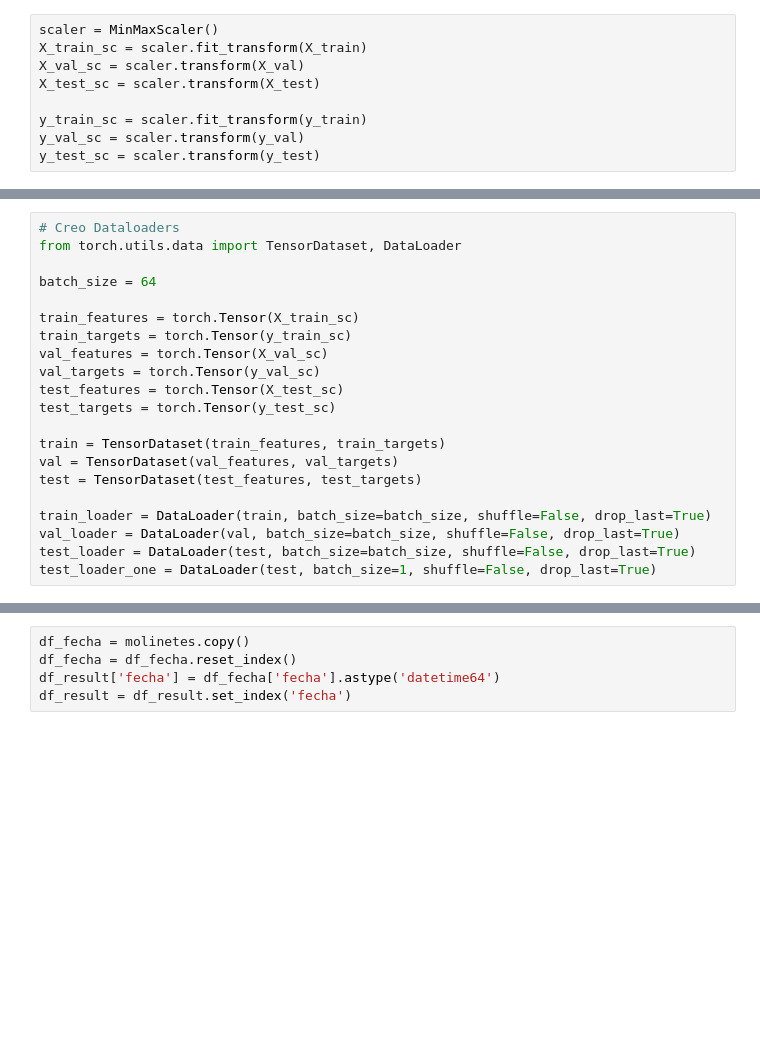
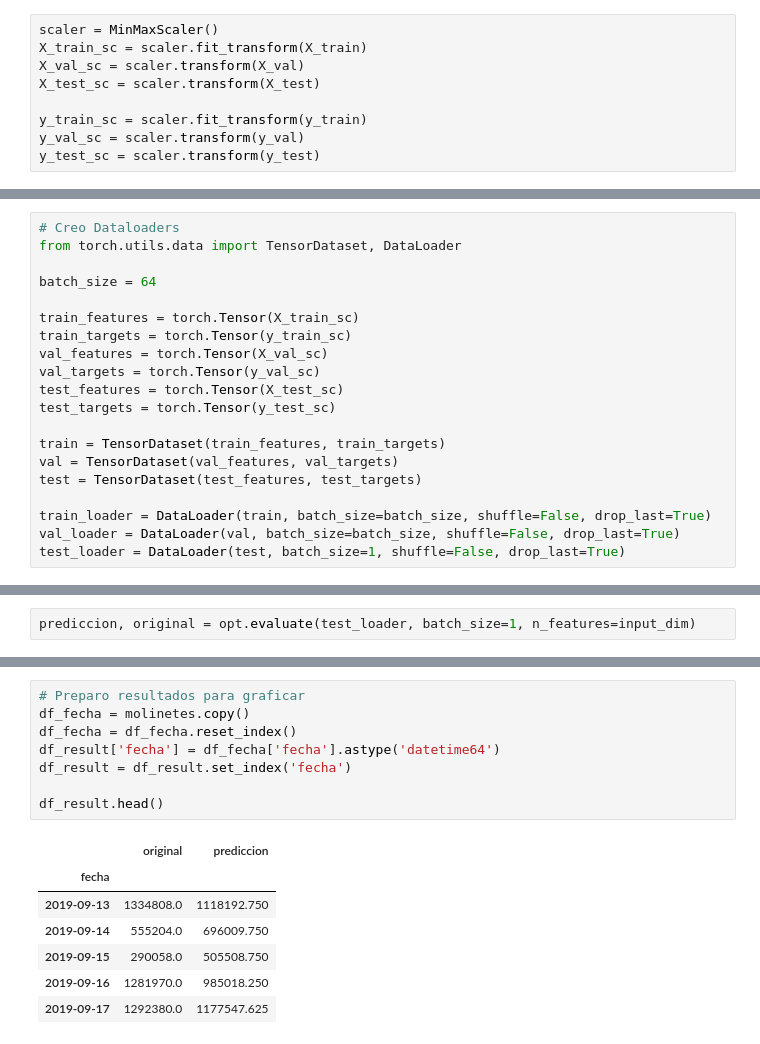
Before and after one commit to arigarmendia/Time-Series, a Jupyter notebook: TP/08-Modelo_con_LSTM.ipynb, the cells around one changed output, grey strips where cells are left out. Saved outputs shown, nothing was run; the diff lists cells and outputs as text; blank space fills up the shorter version.

```diff
--- a/TP/08-Modelo_con_LSTM.ipynb
+++ b/TP/08-Modelo_con_LSTM.ipynb
@@ -133,5 +139,4 @@ test = TensorDataset(test_features, test_targets)
 
 train_loader = DataLoader(train, batch_size=batch_size, shuffle=False, drop_last=True)
 val_loader = DataLoader(val, batch_size=batch_size, shuffle=False, drop_last=True)
-test_loader = DataLoader(test, batch_size=batch_size, shuffle=False, drop_last=True)
-test_loader_one = DataLoader(test, batch_size=1, shuffle=False, drop_last=True)
+test_loader = DataLoader(test, batch_size=1, shuffle=False, drop_last=True)
@@ -437 +191,3 @@ predictions, values = opt.evaluate(
+# %%
+prediccion, original = opt.evaluate(test_loader, batch_size=1, n_features=input_dim)
 # %%
@@ -468,7 +225,18 @@ df_result
 110 rows × 2 columns
 # %%
+# Preparo resultados para graficar
 df_fecha = molinetes.copy()
 df_fecha = df_fecha.reset_index()
 df_result['fecha'] = df_fecha['fecha'].astype('datetime64')
 df_result = df_result.set_index('fecha')
+
+df_result.head()
+# %% [output]
+|  | original | prediccion |
+| fecha |  |  |
+| 2019-09-13 | 1334808.0 | 1118192.750 |
+| 2019-09-14 | 555204.0 | 696009.750 |
+| 2019-09-15 | 290058.0 | 505508.750 |
+| 2019-09-16 | 1281970.0 | 985018.250 |
+| 2019-09-17 | 1292380.0 | 1177547.625 |
 # %%
```
Also changed, not shown: parts of 13 cells of this notebook, 2 other files.
